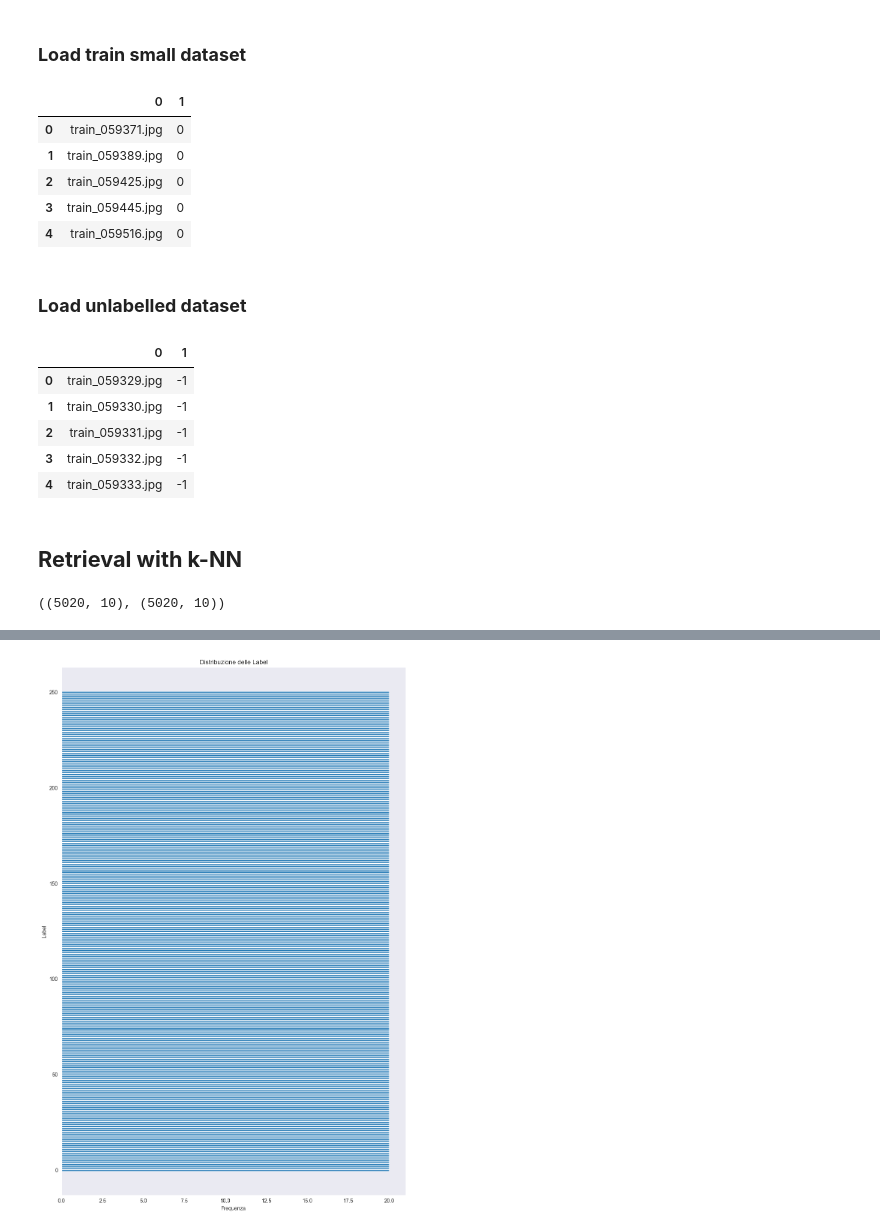
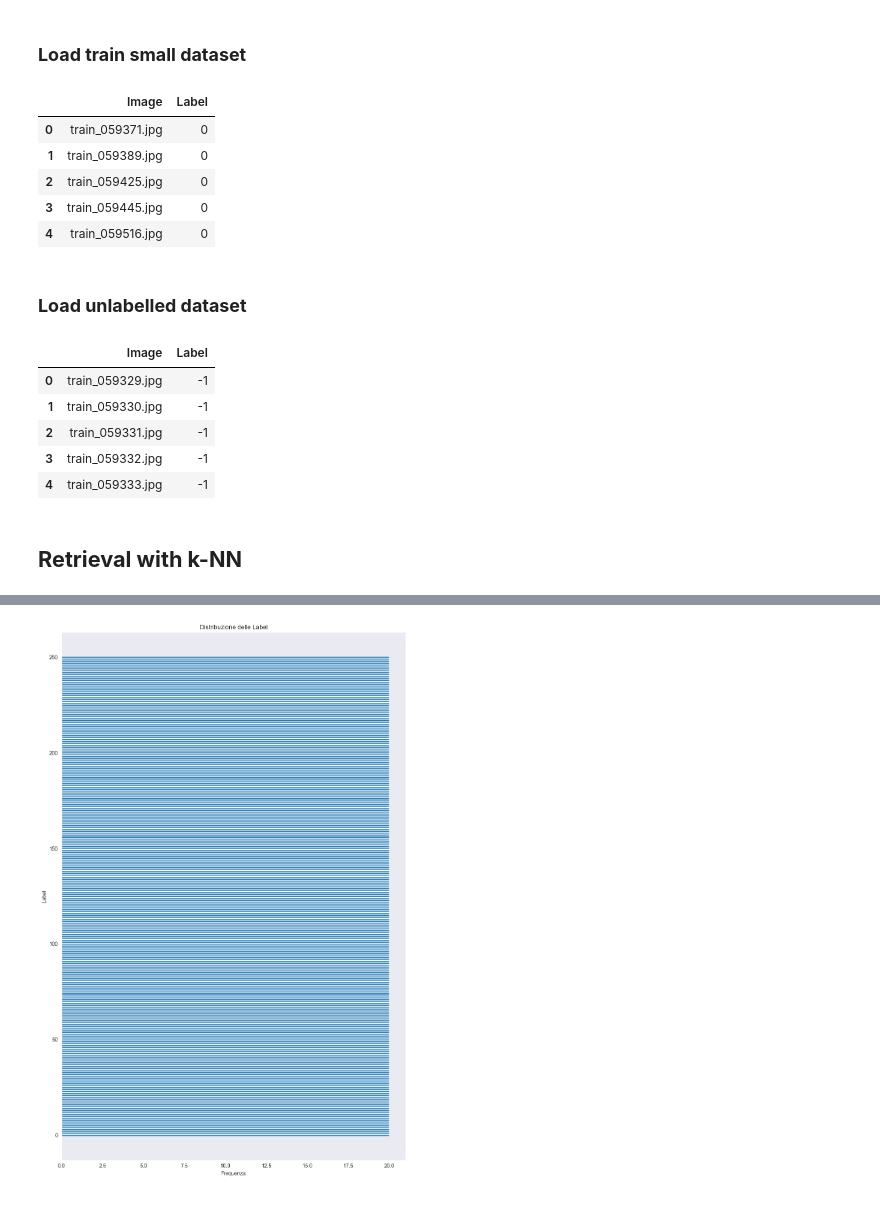
Before and after one commit to TommasoFerrario18/FoodX-251_Classification, a Jupyter notebook: Notebooks/BaseRetrieval.ipynb, the cells around one changed output, grey strips where cells are left out. Cells and saved outputs as stored; diff of their text form; code cells hidden in the pictures.

```diff
--- a/Notebooks/BaseRetrieval.ipynb
+++ b/Notebooks/BaseRetrieval.ipynb
@@ -21,9 +21,10 @@ feat_small = np.load(base_feature_path + 'mobilenet_v3_classifier.npy')
 labs_small = np.load(base_labels_path + 'mobilenet_v3_classifier.npy')
 # %%
 df_small = pd.read_csv('../Dataset/train_small.csv', header=None)
+df_small.columns = ['Image', 'Label']
 df_small.head()
 # %% [output]
-|  | 0 | 1 |
+|  | Image | Label |
 | 0 | train_059371.jpg | 0 |
 | 1 | train_059389.jpg | 0 |
 | 2 | train_059425.jpg | 0 |
@@ -35,9 +36,10 @@ df_small.head()
 feat_unlabelled = np.load(base_feature_path + 'mobilenet_v3_classifier_unlabelled.npy')
 # %%
 df_unlabelled = pd.read_csv('../Dataset/train_unlabeled.csv', header=None)
+df_unlabelled.columns = ['Image', 'Label']
 df_unlabelled.head()
 # %% [output]
-|  | 0 | 1 |
+|  | Image | Label |
 | 0 | train_059329.jpg | -1 |
 | 1 | train_059330.jpg | -1 |
 | 2 | train_059331.jpg | -1 |
@@ -54,4 +51,0 @@ distances, indices = retrieval.retrieve_images(feat_unlabelled)
-# %%
-distances.shape, indices.shape
-# %% [output]
-((5020, 10), (5020, 10))
```
Also changed, not shown: parts of 20 cells of this notebook, 5 other files.
